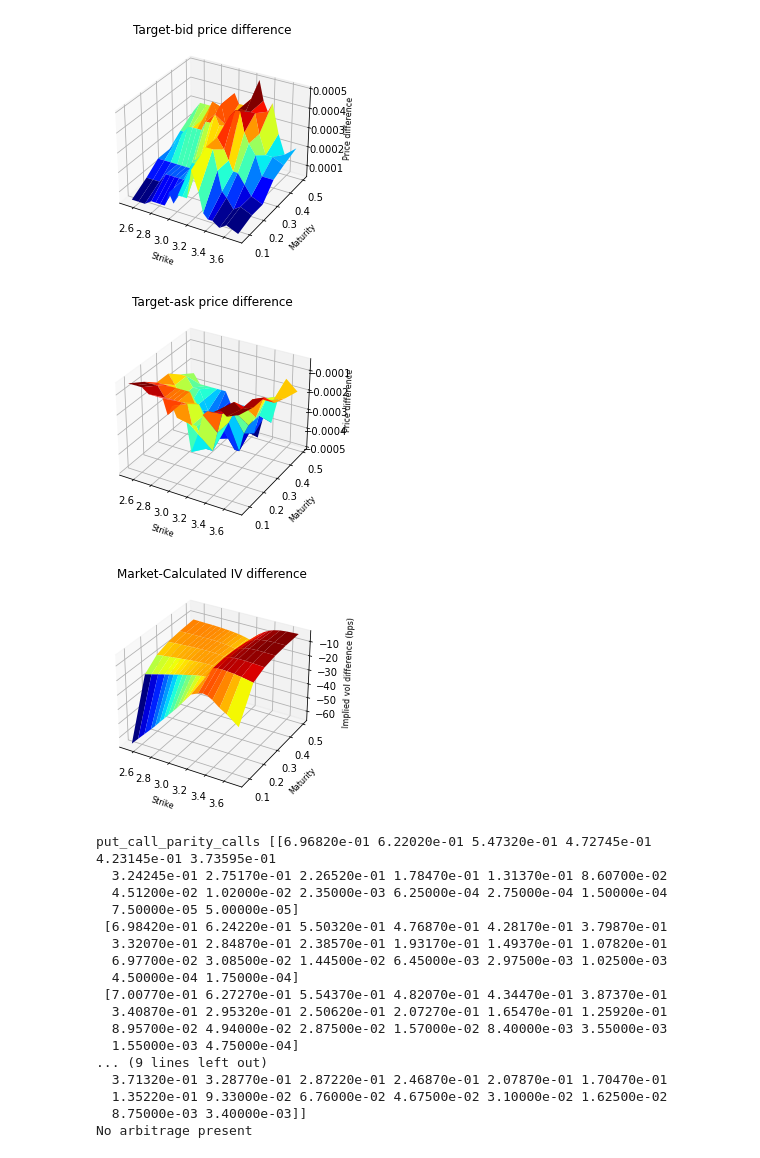
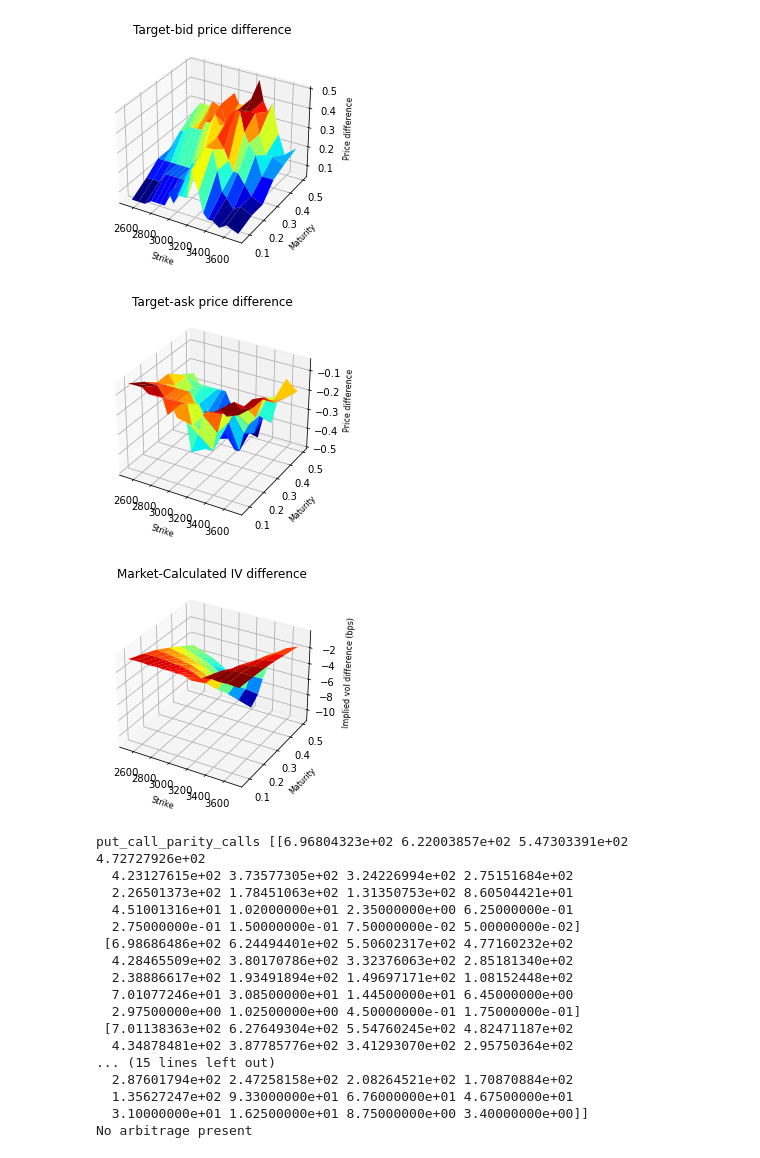
Before and after one commit to msabvid/robust_nsde, a Jupyter notebook: nsde_2021_calibrations/OTM_target_options/OTM_options.ipynb, the cells around one changed output. Cells and saved outputs as stored; diff of their text form; code cells hidden in the pictures.

```diff
--- a/nsde_2021_calibrations/OTM_target_options/OTM_options.ipynb
+++ b/nsde_2021_calibrations/OTM_target_options/OTM_options.ipynb
@@ -17,16 +17,16 @@ import numpy as np
 
 indices=[0,3,6,9,11,13,15,17,19,21,23,25,27,30,32,34,36,39,42,45]
 maturities= np.load('SPX_call_maturity.npy')[:6]
-strikes=np.load('SPX_strikes.npy')[indices]/1000
+strikes=np.load('SPX_strikes.npy')[indices]
 market_IV_call=np.load('SPX_call_iv.npy').T[:6, indices]
 market_IV_put=np.load('SPX_put_iv.npy').T[:6, indices]
-call_prices=np.load('SPX_call_price.npy').T[:6, indices]/1000
-call_prices_bid=np.load('SPX_call_bid.npy').T[:6, indices]/1000
-call_prices_ask=np.load('SPX_call_ask.npy').T[:6, indices]/1000
-put_prices=np.load('SPX_put_price.npy').T[:6, indices]/1000
-put_prices_bid=np.load('SPX_put_bid.npy').T[:6, indices]/1000
-put_prices_ask=np.load('SPX_put_ask.npy').T[:6, indices]/1000
-S0=3.22122
+call_prices=np.load('SPX_call_price.npy').T[:6, indices]
+call_prices_bid=np.load('SPX_call_bid.npy').T[:6, indices]
+call_prices_ask=np.load('SPX_call_ask.npy').T[:6, indices]
+put_prices=np.load('SPX_put_price.npy').T[:6, indices]
+put_prices_bid=np.load('SPX_put_bid.npy').T[:6, indices]
+put_prices_ask=np.load('SPX_put_ask.npy').T[:6, indices]
+S0=3221.22
 
 # save data for selected strikes
 
@@ -54,35 +54,35 @@ market_IV=np.zeros((n1,n2))
 put_call_parity_calls = np.zeros((n1,n2))
 constant_shift=0.01
 int_rates = np.zeros_like(maturities)
-int_rates[0] =0# -0.0000809367553536768 I tried to consider r_1=ln(S1/S0)/t_1 but it does not make much difference
-int_rates[1] =0# 0.0006114879824147670
-int_rates[2] =0# 0.0005851904926531780
-int_rates[3] =0# 0.0004951010053315330
-int_rates[4] =0# 0.0003930890456256710
-int_rates[5] =0# 0.0002552450385663650
+int_rates[0] =  -0.0000809367553536768 # (r_1-q_1)=ln(F1/S0)/t_1
+int_rates[1] =  0.0006114879824147670 # (r_2-q_2)=ln(F2/S0)/t_2
+int_rates[2] =  0.0005851904926531780 # (r_3-q_3)=ln(F3/S0)/t_3
+int_rates[3] =  0.0004951010053315330 # (r_4-q_4)=ln(F4/S0)/t_4
+int_rates[4] = 0.0003930890456256710 # (r_5-q_5)=ln(F5/S0)/t_5
+int_rates[5] =  0.0002552450385663650 # (r_6-q_6)=ln(F6/S0)/t_6
 
 
 for k in range(0,n1):
     for j in range(0,n2):
         try:
                 if strikes[j]>S0:
-                    vol_surf[k,j]=implied_volatility(call_prices[k,j],  S=S0, K=strikes[j], r=int_rates[k], t=maturities[k], flag="c")
+                    vol_surf[k,j]=implied_volatility(call_prices[k,j],  S=S0, K=strikes[j], r=int_rates[k], t=maturities[k]-1/365, flag="c")
                     target_prices[k,j] = call_prices[k,j]
                     put_call_parity_calls[k,j] = call_prices[k,j]
                     market_IV[k,j] = market_IV_call[k,j]
                     target_prices_ask[k,j] = call_prices_ask[k,j]
                     target_prices_bid[k,j] = call_prices_bid[k,j]
                     iv_temp = vol_surf[k,j]+constant_shift
-                    weights_surf_call[k,j]=constant_shift/(prc(flag='c',S=S0,K=strikes[j],t=maturities[k],r=int_rates[k],sigma=iv_temp)-call_prices[k,j])
+                    weights_surf_call[k,j]=constant_shift/(prc(flag='c',S=S0,K=strikes[j],t=maturities[k]-1/365,r=int_rates[k],sigma=iv_temp)-call_prices[k,j])
                 else:
-                    vol_surf[k,j]=implied_volatility(put_prices[k,j],  S=S0, K=strikes[j], r=int_rates[k], t=maturities[k], flag="p")
+                    vol_surf[k,j]=implied_volatility(put_prices[k,j],  S=S0, K=strikes[j], r=int_rates[k], t=maturities[k]-1/365, flag="p")
                     target_prices[k,j] = put_prices[k,j]
-                    put_call_parity_calls[k,j] = put_prices[k,j]+S0-strikes[j]
+                    put_call_parity_calls[k,j] = put_prices[k,j]+S0-exp(-int_rates[k]*maturities[k])*strikes[j]
                     target_prices_ask[k,j] = put_prices_ask[k,j]
                     target_prices_bid[k,j] = put_prices_bid[k,j]
                     market_IV[k,j] = market_IV_put[k,j]
                     iv_temp = vol_surf[k,j]+constant_shift
-                    weights_surf_call[k,j]=constant_shift/(prc(flag='p',S=S0,K=strikes[j],t=maturities[k],r=int_rates[k],sigma=iv_temp)-put_prices[k,j])
+                    weights_surf_call[k,j]=constant_shift/(prc(flag='p',S=S0,K=strikes[j],t=maturities[k]-1/365,r=int_rates[k],sigma=iv_temp)-put_prices[k,j])
         except:
                 pass
 
@@ -217,7 +217,7 @@ def arbitrage_check(options):
     for idx, j in enumerate(strikes): # idx and j correspond to strikes
         for idx2, k in enumerate(maturities): # idx2 and k correspond to maturities
             if idx>1:
-                if options[idx2,idx]>=options[idx2,idx-1] or np.exp(0.0*k)*(strikes[idx]-strikes[idx-1])<=options[idx2,idx]-options[idx2,idx-1]:
+                if options[idx2,idx]>=options[idx2,idx-1] or np.exp(int_rates[idx2]*k)*(strikes[idx]-strikes[idx-1])<=options[idx2,idx]-options[idx2,idx-1]:
                     arbitrage = 1
     if arbitrage == 1:
         print('Arbitrage present')
@@ -249,20 +249,20 @@ prices [[6.9990e-01 6.2490e-01 5.5065e-01 4.7590e-01 4.2640e-01 3.7700e-01
-[figure, old version]
+[figure, new version]
-[figure, old version]
+[figure, new version]
-[figure, old version]
+[figure, new version]
-put_call_parity_calls [[6.96820e-01 6.22020e-01 5.47320e-01 4.72745e-01 4.23145e-01 3.73595e-01
-  3.24245e-01 2.75170e-01 2.26520e-01 1.78470e-01 1.31370e-01 8.60700e-02
-  4.51200e-02 1.02000e-02 2.35000e-03 6.25000e-04 2.75000e-04 1.50000e-04
-  7.50000e-05 5.00000e-05]
- [6.98420e-01 6.24220e-01 5.50320e-01 4.76870e-01 4.28170e-01 3.79870e-01
-  3.32070e-01 2.84870e-01 2.38570e-01 1.93170e-01 1.49370e-01 1.07820e-01
-  6.97700e-02 3.08500e-02 1.44500e-02 6.45000e-03 2.97500e-03 1.02500e-03
-  4.50000e-04 1.75000e-04]
- [7.00770e-01 6.27270e-01 5.54370e-01 4.82070e-01 4.34470e-01 3.87370e-01
-  3.40870e-01 2.95320e-01 2.50620e-01 2.07270e-01 1.65470e-01 1.25920e-01
-  8.95700e-02 4.94000e-02 2.87500e-02 1.57000e-02 8.40000e-03 3.55000e-03
-  1.55000e-03 4.75000e-04]
-... (9 lines left out)
-  3.71320e-01 3.28770e-01 2.87220e-01 2.46870e-01 2.07870e-01 1.70470e-01
-  1.35220e-01 9.33000e-02 6.76000e-02 4.67500e-02 3.10000e-02 1.62500e-02
-  8.75000e-03 3.40000e-03]]
+put_call_parity_calls [[6.96804323e+02 6.22003857e+02 5.47303391e+02 4.72727926e+02
+  4.23127615e+02 3.73577305e+02 3.24226994e+02 2.75151684e+02
+  2.26501373e+02 1.78451063e+02 1.31350753e+02 8.60504421e+01
+  4.51001316e+01 1.02000000e+01 2.35000000e+00 6.25000000e-01
+  2.75000000e-01 1.50000000e-01 7.50000000e-02 5.00000000e-02]
+ [6.98686486e+02 6.24494401e+02 5.50602317e+02 4.77160232e+02
+  4.28465509e+02 3.80170786e+02 3.32376063e+02 2.85181340e+02
+  2.38886617e+02 1.93491894e+02 1.49697171e+02 1.08152448e+02
+  7.01077246e+01 3.08500000e+01 1.44500000e+01 6.45000000e+00
+  2.97500000e+00 1.02500000e+00 4.50000000e-01 1.75000000e-01]
+ [7.01138363e+02 6.27649304e+02 5.54760245e+02 4.82471187e+02
+  4.34878481e+02 3.87785776e+02 3.41293070e+02 2.95750364e+02
+... (15 lines left out)
+  2.87601794e+02 2.47258158e+02 2.08264521e+02 1.70870884e+02
+  1.35627247e+02 9.33000000e+01 6.76000000e+01 4.67500000e+01
+  3.10000000e+01 1.62500000e+01 8.75000000e+00 3.40000000e+00]]
 No arbitrage present
```
Also changed, not shown: parts of 1 cell of this notebook, 13 other files.
